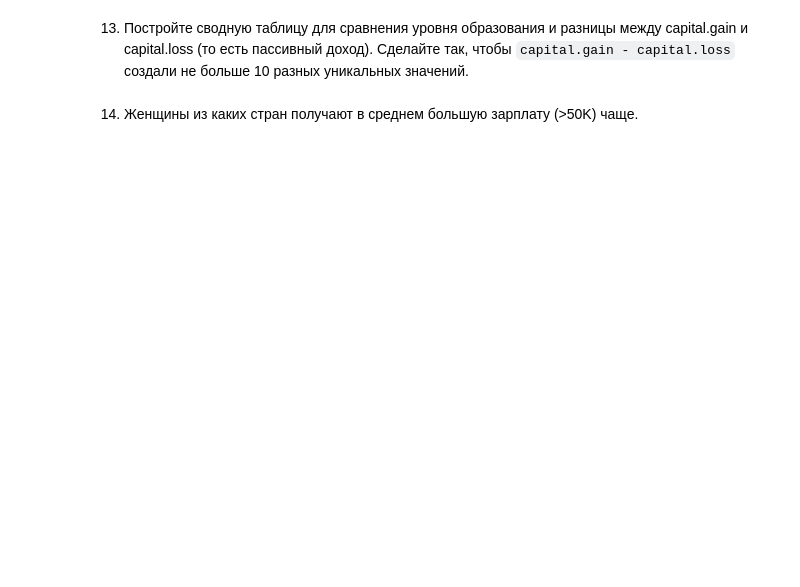
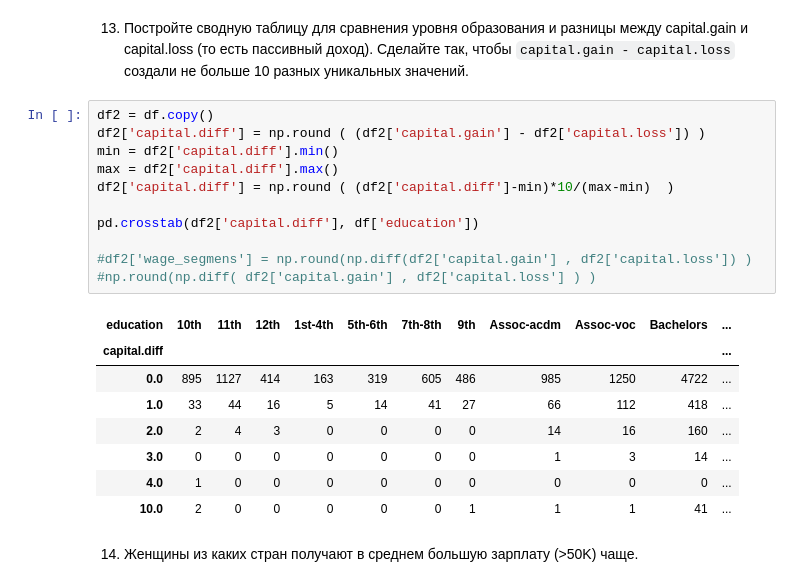
Before and after one commit to RobinGadik/it.sevenbits.ML, a Jupyter notebook: homework-02.ipynb, the cells around one changed output. Drawn from its saved outputs; the diff is of its cells as text; blank space fills up the shorter version.

```diff
--- a/homework-02.ipynb
+++ b/homework-02.ipynb
@@ -340,4 +400,24 @@ False
 # %% [markdown]
 13) Постройте сводную таблицу для сравнения уровня образования и разницы между capital.gain и capital.loss (то есть пассивный доход). Сделайте так, чтобы `capital.gain - capital.loss` создали не больше 10 разных уникальных значений.
+# %%
+df2 = df.copy()
+df2['capital.diff'] = np.round ( (df2['capital.gain'] - df2['capital.loss']) )
+min = df2['capital.diff'].min()
+max = df2['capital.diff'].max()
+df2['capital.diff'] = np.round ( (df2['capital.diff']-min)*10/(max-min)  )
+
+pd.crosstab(df2['capital.diff'], df['education'])
+
+#df2['wage_segmens'] = np.round(np.diff(df2['capital.gain'] , df2['capital.loss']) )
+#np.round(np.diff( df2['capital.gain'] , df2['capital.loss'] ) )
+# %% [output]
+| education | 10th | 11th | 12th | 1st-4th | 5th-6th | 7th-8th | 9th | Assoc-acdm | Assoc-voc | Bachelors | ... |
+| capital.diff |  |  |  |  |  |  |  |  |  |  | ... |
+| 0.0 | 895 | 1127 | 414 | 163 | 319 | 605 | 486 | 985 | 1250 | 4722 | ... |
+| 1.0 | 33 | 44 | 16 | 5 | 14 | 41 | 27 | 66 | 112 | 418 | ... |
+| 2.0 | 2 | 4 | 3 | 0 | 0 | 0 | 0 | 14 | 16 | 160 | ... |
+| 3.0 | 0 | 0 | 0 | 0 | 0 | 0 | 0 | 1 | 3 | 14 | ... |
+| 4.0 | 1 | 0 | 0 | 0 | 0 | 0 | 0 | 0 | 0 | 0 | ... |
+| 10.0 | 2 | 0 | 0 | 0 | 0 | 0 | 1 | 1 | 1 | 41 | ... |
 # %% [markdown]
 14) Женщины из каких стран получают в среднем большую зарплату (>50K) чаще.
```
Also changed, not shown: parts of 12 cells of this notebook.
